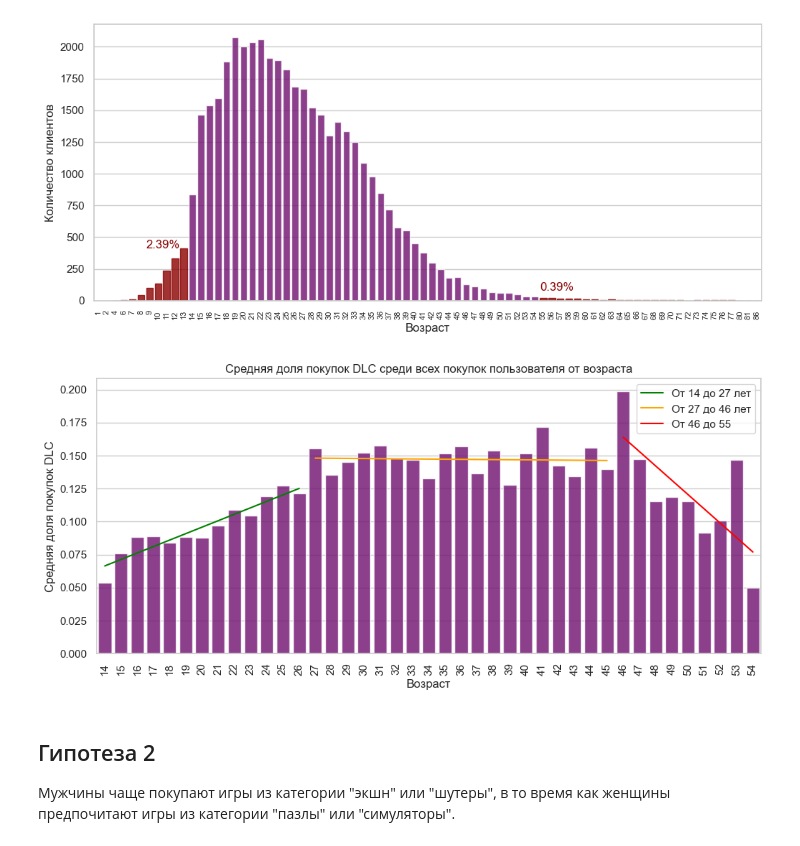
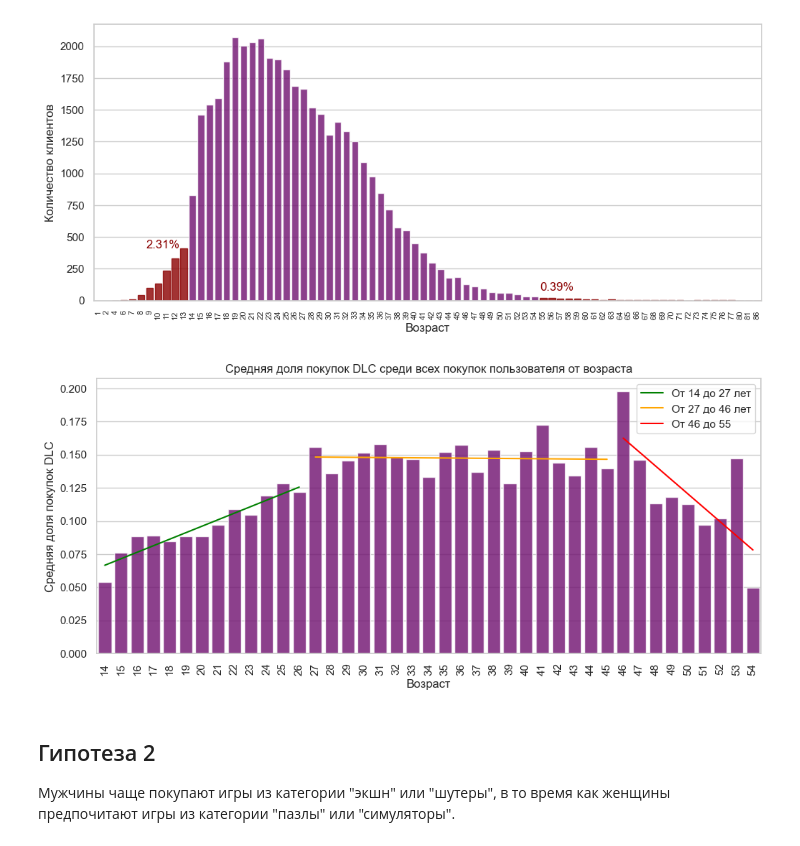
Before and after one commit to kotoskar/dano-final-tinkoff-games, a Jupyter notebook: data_check.ipynb, the cells around one changed output. Cells and saved outputs as stored; diff of their text form; code cells hidden in the pictures.

```diff
--- a/data_check.ipynb
+++ b/data_check.ipynb
@@ -39,9 +30,18 @@ df['is_DLC'] = df['good_type'] == 'DLC'
 edu_lvl_grade = {'SCH': 1, 'UGR': 2, 'GRD': 3, 'PGR': 4, 'ACD': 5}
 edu_lvl_by_grade = {v: k for k, v in edu_lvl_grade.items()}
 
+
+df['edu_lvl_grade'] = df['education_level'].map(edu_lvl_grade)
 highest_edu_lvl_by_client = df.groupby('client_id')['education_level'].apply(lambda x: edu_lvl_by_grade[x.map(edu_lvl_grade).max()])
 min_age_by_client = df.groupby('client_id')['age'].min()
 max_age_by_client = df.groupby('client_id')['age'].max()
+mean_income_by_id = df.groupby('client_id')['monthly_income_amt'].mean()
+
+
 df['min_age'] = df['client_id'].map(min_age_by_client)
 df['max_age'] = df['client_id'].map(max_age_by_client)
 df['education_level'] = df['client_id'].map(highest_edu_lvl_by_client)
+df['mean_income'] = df['client_id'].map(mean_income_by_id)
+# %%
+df = df[df['max_age'] - df['min_age'] <= 3]
+df.drop_duplicates(subset=['client_id', 'good_name'], inplace=True)
@@ -139,8 +144,6 @@ equals_df
 df1 = df.copy()
 
 df1 = df1[(df1['min_age'] >= 14) & (df1['max_age'] < 55)]
-df1['delta_age'] = df1['max_age'] - df1['min_age']
-df1 = df1[df1['delta_age'] <= 3]
 
 print(f'Размер датасета после фильтрации: {df1.shape[0] / df.shape[0] * 100:.2f}% от исходного')
 # %% [output]
@@ -190,34 +193,36 @@ X2 = np.arange(27, 46)
 y2 = df1[df1['age'].isin(X2)].groupby(['age', 'client_id'])['is_DLC'].mean().groupby('age').mean().values
 
 X3 = np.arange(46, 55)
 y3 = df1[df1['age'].isin(X3)].groupby(['age', 'client_id'])['is_DLC'].mean().groupby('age').mean().values
 
 w0_1, w1_1 = find_w0_w1(X1, y1)
 w0_2, w1_2 = find_w0_w1(X2, y2)
 w0_3, w1_3 = find_w0_w1(X3, y3)
 
 plt.plot(X1 - 14, w0_1 + w1_1 * np.array(X1), color='green', label="От 14 до 27 лет")
 plt.plot(X2 - 14, w0_2 + w1_2 * np.array(X2), color='orange', label = "От 27 до 46 лет")
 plt.plot(X3 - 14, w0_3 + w1_3 * np.array(X3),
             color='red', label="От 46 до 55")
 plt.legend()
 
 
 plt.title("Средняя доля покупок DLC среди всех покупок пользователя от возраста")
 
 
 mean_dlc_by_age = df1.groupby(['age', 'client_id'])['is_DLC'].mean().groupby('age').mean()
 sns.barplot(x=mean_dlc_by_age.index, y=mean_dlc_by_age.values, color='purple', alpha=0.8)
 plt.xticks(rotation=90)
 plt.xlabel("Возраст")
 
 
 plt.ylabel("Средняя доля покупок DLC")
 
+plt.scatter()
+
 
 plt.show()
 # %% [output]
-[figure, old version]
+[figure, new version]
 # %% [markdown]
 ## Гипотеза 2
 Мужчины чаще покупают игры из категории "экшн" или "шутеры", в то время как женщины предпочитают игры из категории "пазлы" или "симуляторы".
```
Also changed, not shown: parts of 4 cells of this notebook.
